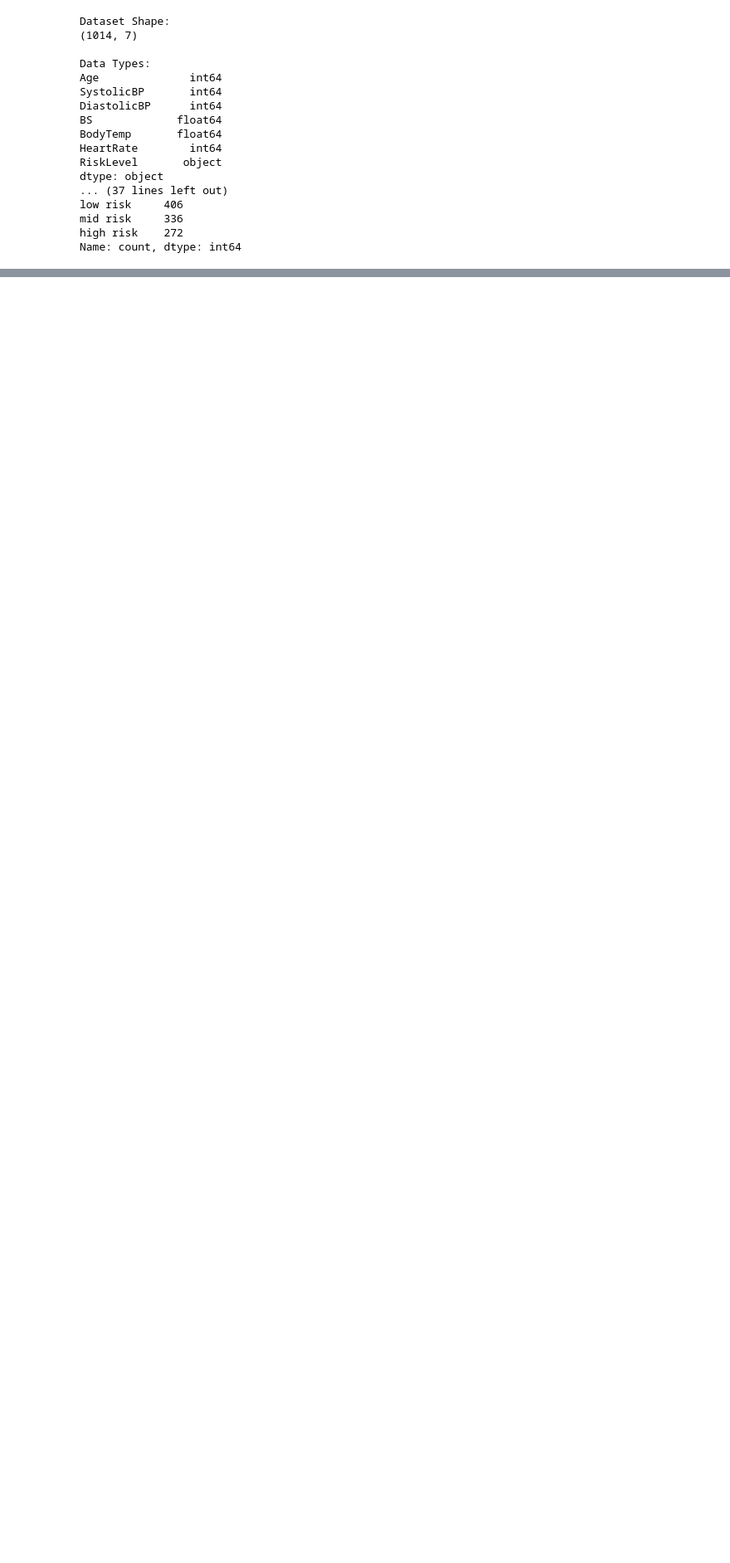
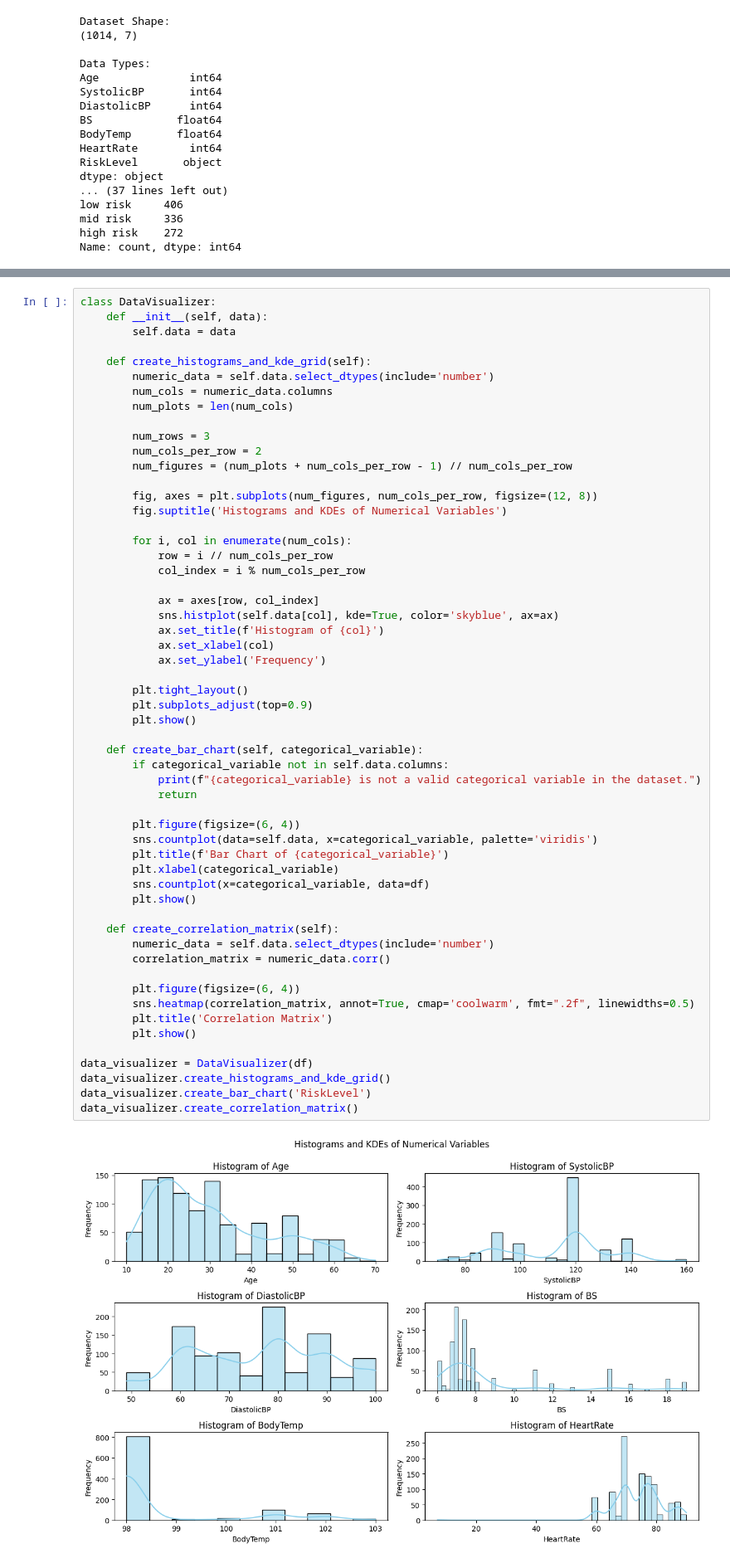
Before and after one commit to kanevundi/Maternal-Mortality-Risk-Assessment-and-Intervention-Project, a Jupyter notebook: maternal+health.ipynb, the cells around one changed output, grey strips where cells are left out. Shown at 83% size. Saved outputs shown, nothing was run; the diff lists cells and outputs as text; blank space fills up the shorter version.

Commit message:
Data Visualization

```diff
--- a/maternal+health.ipynb
+++ b/maternal+health.ipynb
@@ -96,0 +101,58 @@ For the "RiskLevel" column has three unique values: "low risk," "mid risk," and
+# %%
+class DataVisualizer:
+    def __init__(self, data):
+        self.data = data
+
+    def create_histograms_and_kde_grid(self):
+        numeric_data = self.data.select_dtypes(include='number')
+        num_cols = numeric_data.columns
+        num_plots = len(num_cols)
+
+        num_rows = 3
+        num_cols_per_row = 2
+        num_figures = (num_plots + num_cols_per_row - 1) // num_cols_per_row
+
+        fig, axes = plt.subplots(num_figures, num_cols_per_row, figsize=(12, 8))
+        fig.suptitle('Histograms and KDEs of Numerical Variables')
+
+        for i, col in enumerate(num_cols):
+            row = i // num_cols_per_row
+            col_index = i % num_cols_per_row
+
+            ax = axes[row, col_index]
+            sns.histplot(self.data[col], kde=True, color='skyblue', ax=ax)
+            ax.set_title(f'Histogram of {col}')
+            ax.set_xlabel(col)
+            ax.set_ylabel('Frequency')
+
+        plt.tight_layout()
+        plt.subplots_adjust(top=0.9)
+        plt.show()
+
+    def create_bar_chart(self, categorical_variable):
+        if categorical_variable not in self.data.columns:
+            print(f"{categorical_variable} is not a valid categorical variable in the dataset.")
+            return
+
+        plt.figure(figsize=(6, 4))
+        sns.countplot(data=self.data, x=categorical_variable, palette='viridis')
+        plt.title(f'Bar Chart of {categorical_variable}')
+        plt.xlabel(categorical_variable)
+        sns.countplot(x=categorical_variable, data=df)
+        plt.show()
+
+    def create_correlation_matrix(self):
+        numeric_data = self.data.select_dtypes(include='number')
+        correlation_matrix = numeric_data.corr()
+
+        plt.figure(figsize=(6, 4))
+        sns.heatmap(correlation_matrix, annot=True, cmap='coolwarm', fmt=".2f", linewidths=0.5)
+        plt.title('Correlation Matrix')
+        plt.show()
+
+data_visualizer = DataVisualizer(df)
+data_visualizer.create_histograms_and_kde_grid()
+data_visualizer.create_bar_chart('RiskLevel')
+data_visualizer.create_correlation_matrix()
+# %% [output]
+[figure, added]
```
Also changed, not shown: parts of 4 cells of this notebook.
